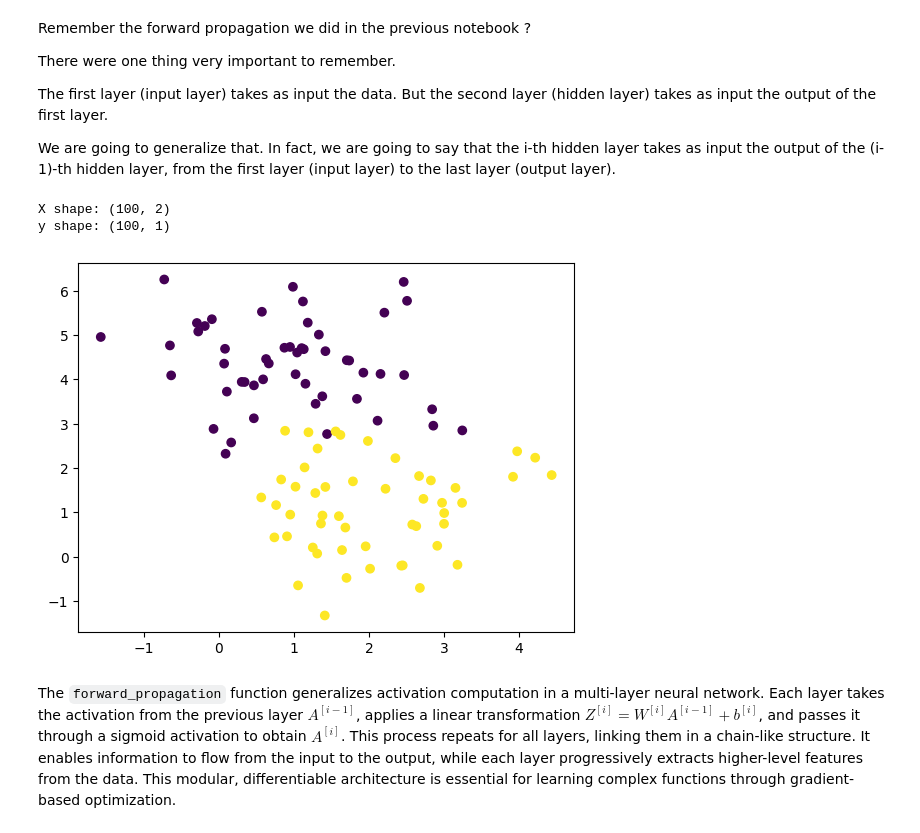
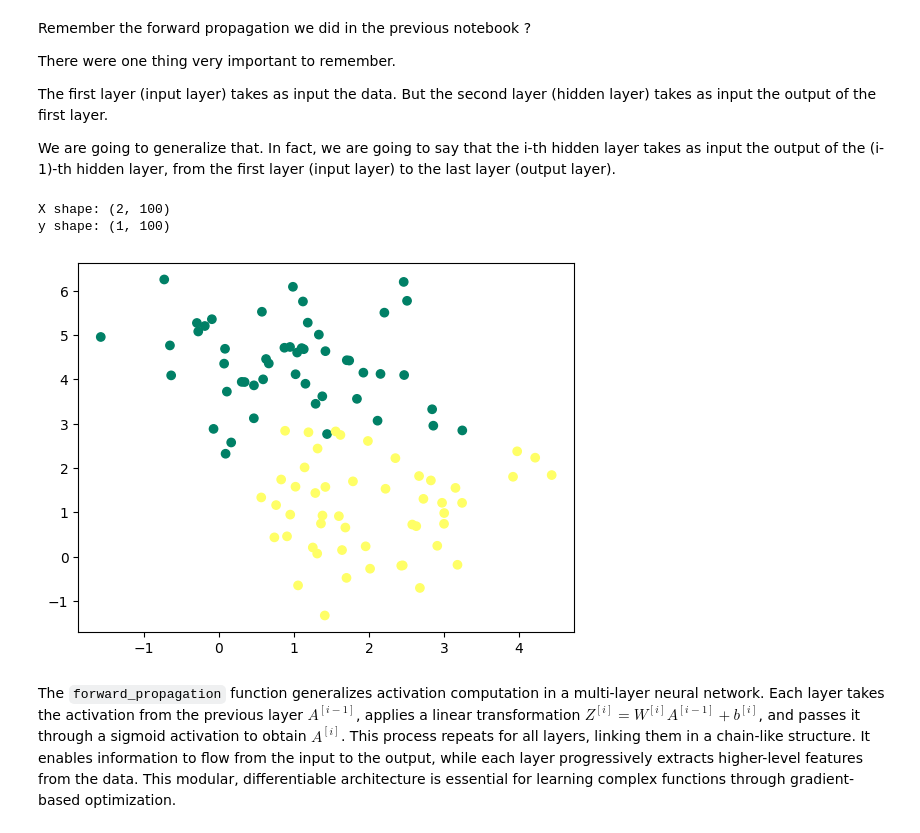
Before and after one commit to Pchambet/graph-neural-networks, a Jupyter notebook: notebooks/practice_03.ipynb, the cells around one changed output. Saved outputs shown, nothing was run; the diff lists cells and outputs as text; code cells hidden in the pictures.

```diff
--- a/notebooks/practice_03.ipynb
+++ b/notebooks/practice_03.ipynb
@@ -78,18 +78,19 @@ We are going to generalize that. In fact, we are going to say that the i-th hidd
 from sklearn.datasets import make_blobs, make_circles
 # %%
 X, y = make_blobs(n_samples=100, n_features=2, centers=2, random_state=0)
-y = y.reshape((y.shape[0], 1))
+X = X.T
+y = y.reshape((1, y.shape[0]))
 
 # Create a scatter plot of the data
 print('X shape:', X.shape)
 print('y shape:', y.shape)
 
-plt.scatter(X[:, 0], X[:, 1], c=y, cmap='viridis')
+plt.scatter(X[0, :], X[1, :], c=y, cmap='summer')
 plt.show()
 # %% [output]
-X shape: (100, 2)
-y shape: (100, 1)
+X shape: (2, 100)
+y shape: (1, 100)
-[figure, old version]
+[figure, new version]
 # %%
 def forward_propagation(X, parameters):
     activations = {}
```
Also changed, not shown: parts of 16 cells of this notebook, 1 other file.
